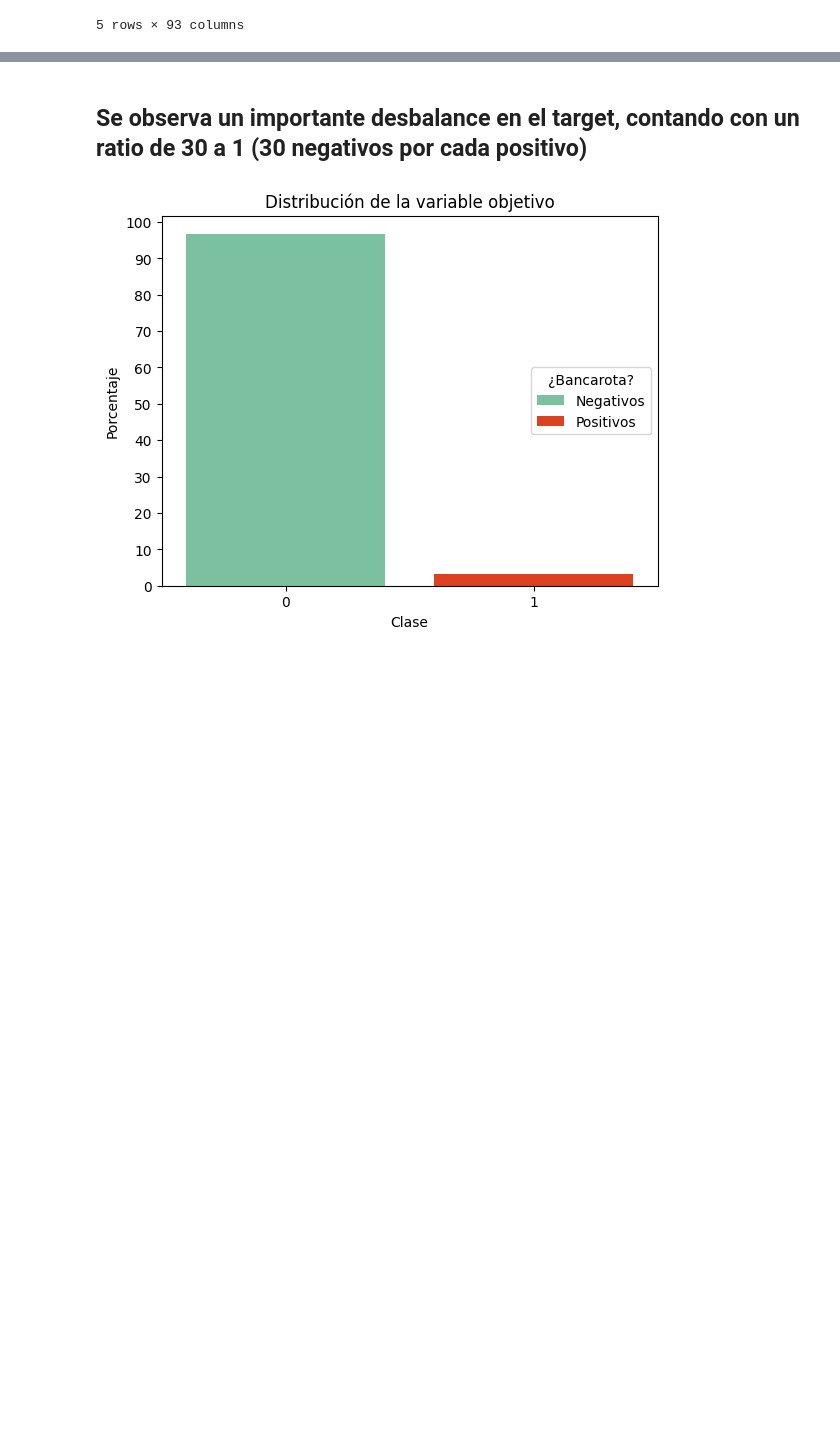
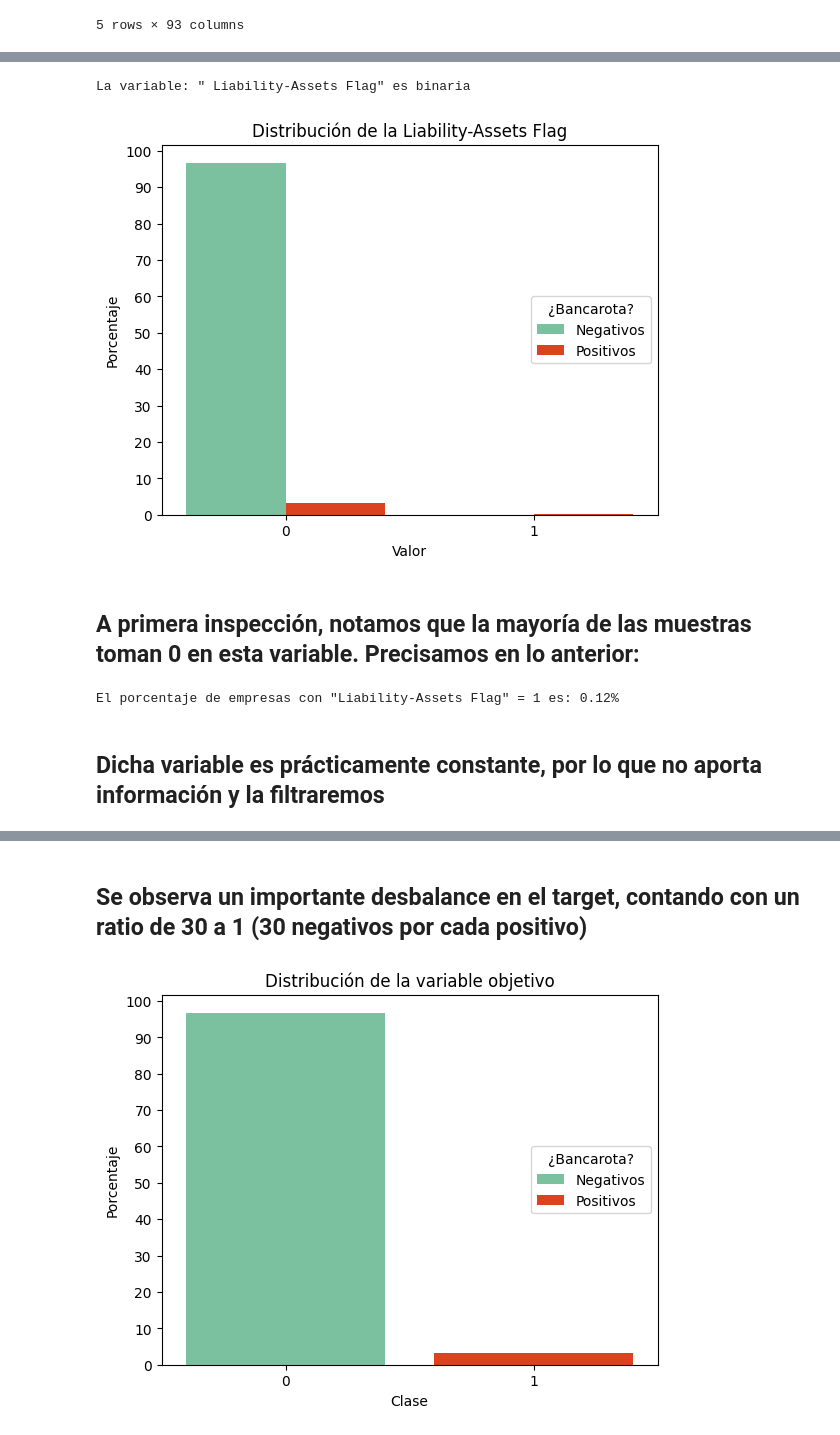
Before and after one commit to epsilondenso/Data_Science_projects, a Jupyter notebook: notebooks/02_EDA.ipynb, the cells around one changed output, grey strips where cells are left out. Drawn from its saved outputs; the diff is of its cells as text; code cells hidden in the pictures; blank space fills up the shorter version.

```diff
--- a/notebooks/02_EDA.ipynb
+++ b/notebooks/02_EDA.ipynb
@@ -24,0 +44,28 @@ prep_data.head()
+# %%
+#Buscamos features binarias
+d = prep_data.iloc[:, 1:]
+binary_features = d.columns[d.nunique() == 2]
+for bf in binary_features:
+    print(f"La variable: \"{bf}\" es binaria")
+# %% [output]
+La variable: " Liability-Assets Flag" es binaria
+# %%
+sns.countplot(data = prep_data, x = " Liability-Assets Flag",
+              stat = "percent", hue = "Bankrupt?", palette = ["#6fcb9f", "#fb2e01"])
+plt.title("Distribución de la Liability-Assets Flag")
+plt.xlabel("Valor")
+plt.ylabel("Porcentaje")
+plt.legend(title = "¿Bancarota?", loc = "right", labels = ["Negativos", "Positivos"])
+plt.yticks(range(0, 101, 10))
+plt.show()
+# %% [output]
+[figure, added]
+# %% [markdown]
+## A primera inspección, notamos que la mayoría de las muestras toman 0 en esta variable. Precisamos en lo anterior:
+# %%
+laf_1s = prep_data[["Bankrupt?", " Liability-Assets Flag"]].where(prep_data[" Liability-Assets Flag"] == 1).dropna()
+print(f"El porcentaje de empresas con \"Liability-Assets Flag\" = 1 es: {len(laf_1s)/len(prep_data)*100:.2f}%")
+# %% [output]
+El porcentaje de empresas con "Liability-Assets Flag" = 1 es: 0.12%
+# %% [markdown]
+## Dicha variable es prácticamente constante, por lo que no aporta información y la filtraremos
```
Also changed, not shown: parts of 8 cells of this notebook, 2 other files.
